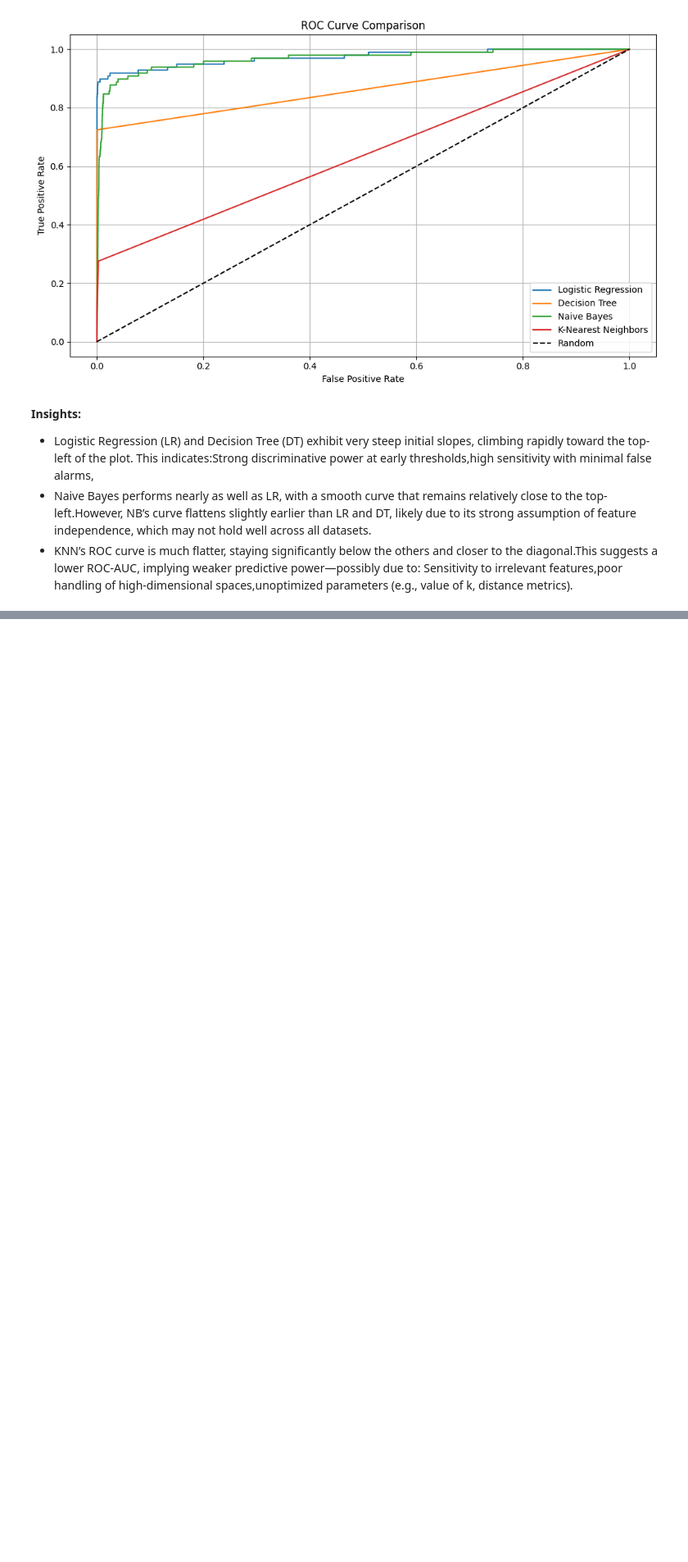
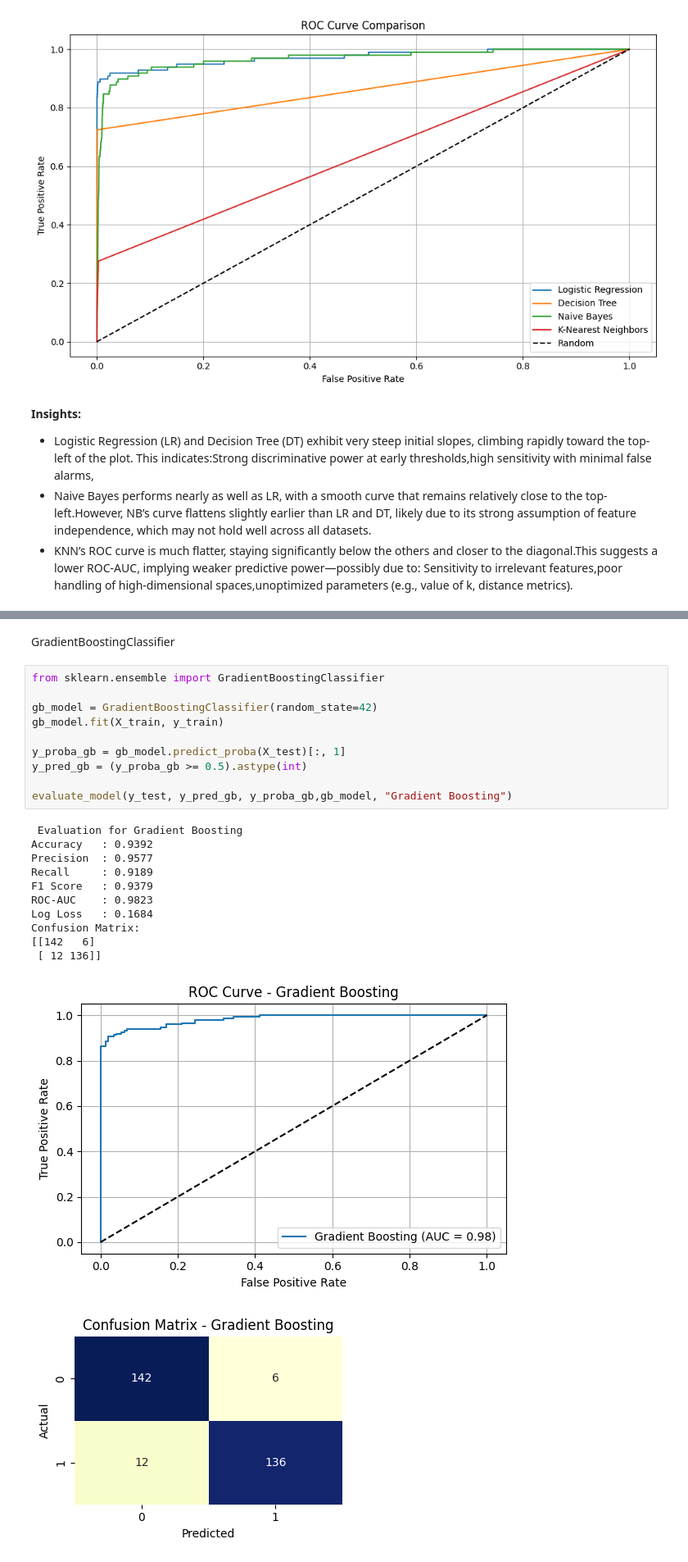
Before and after one commit to Adiba2001/Fraud_detection, a Jupyter notebook: Fraud_detection(by_Adiba).ipynb, the cells around one changed output, grey strips where cells are left out. Shown at 82% size. Saved outputs shown, nothing was run; the diff lists cells and outputs as text; blank space fills up the shorter version.

```diff
--- a/Fraud_detection(by_Adiba).ipynb
+++ b/Fraud_detection(by_Adiba).ipynb
@@ -438,0 +559,25 @@ Sensitivity to irrelevant features,poor handling of high-dimensional spaces,unop
+# %% [markdown]
+GradientBoostingClassifier
+# %%
+from sklearn.ensemble import GradientBoostingClassifier
+
+gb_model = GradientBoostingClassifier(random_state=42)
+gb_model.fit(X_train, y_train)
+
+y_proba_gb = gb_model.predict_proba(X_test)[:, 1]
+y_pred_gb = (y_proba_gb >= 0.5).astype(int)
+
+evaluate_model(y_test, y_pred_gb, y_proba_gb,gb_model, "Gradient Boosting")
+# %% [output]
+ Evaluation for Gradient Boosting
+Accuracy   : 0.9392
+Precision  : 0.9577
+Recall     : 0.9189
+F1 Score   : 0.9379
+ROC-AUC    : 0.9823
+Log Loss   : 0.1684
+Confusion Matrix:
+[[142   6]
+ [ 12 136]]
+[figure, added]
+[figure, added]
```
Also changed, not shown: parts of 15 cells of this notebook.
